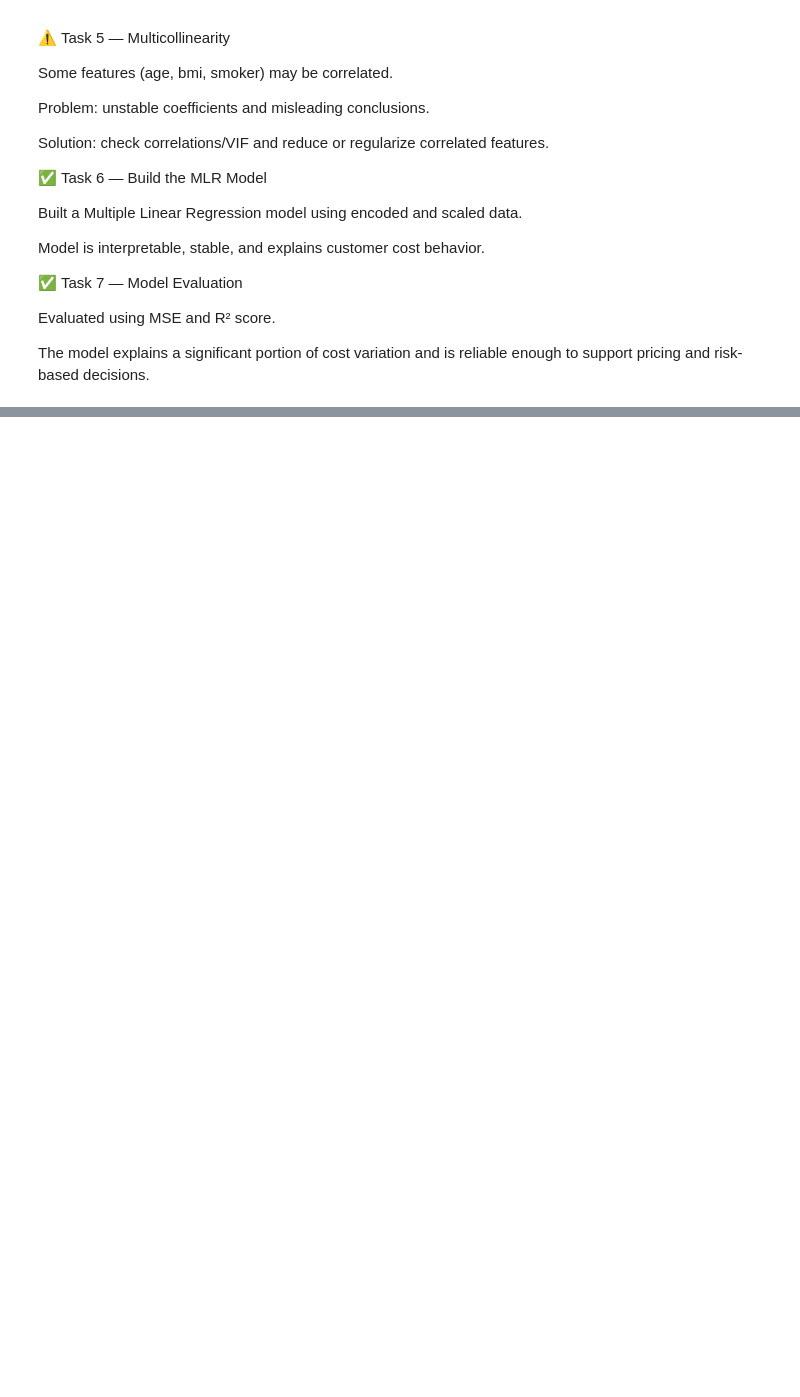
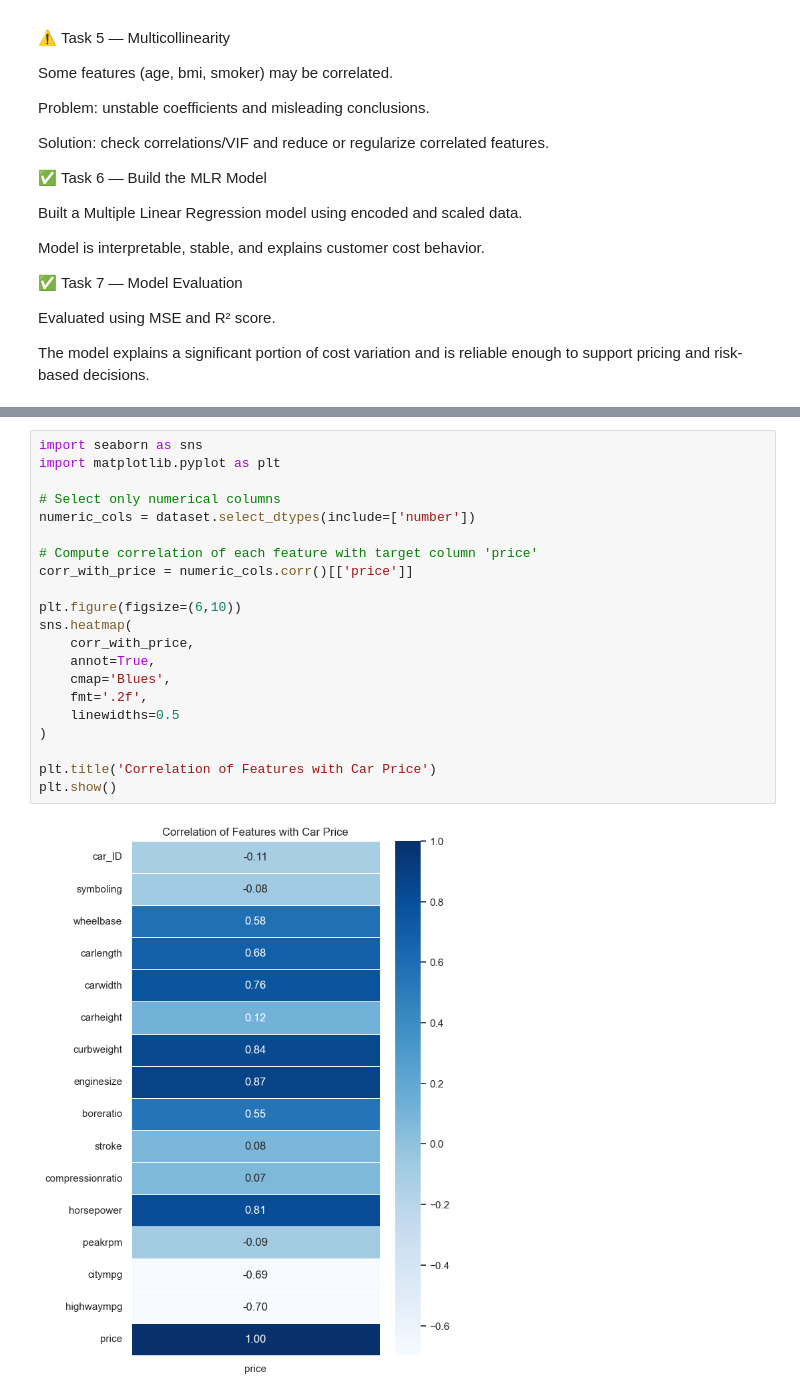
Before and after one commit to Sreeja1306/MachineLearning, a Jupyter notebook: ML.ipynb, the cells around one changed output, grey strips where cells are left out. Saved outputs shown, nothing was run; the diff lists cells and outputs as text; blank space fills up the shorter version.

```diff
--- a/ML.ipynb
+++ b/ML.ipynb
@@ -1103,0 +1327,23 @@ Polynomial Regression Prediction for Level 6.5: [158862.45265155]
+# %%
+import seaborn as sns
+import matplotlib.pyplot as plt
+
+# Select only numerical columns
+numeric_cols = dataset.select_dtypes(include=['number'])
+
+# Compute correlation of each feature with target column 'price'
+corr_with_price = numeric_cols.corr()[['price']]
+
+plt.figure(figsize=(6,10))
+sns.heatmap(
+    corr_with_price,
+    annot=True,
+    cmap='Blues',
+    fmt='.2f',
+    linewidths=0.5
+)
+
+plt.title('Correlation of Features with Car Price')
+plt.show()
+# %% [output]
+[figure, added]
```
Also changed, not shown: parts of 21 cells of this notebook, 2 other files.
